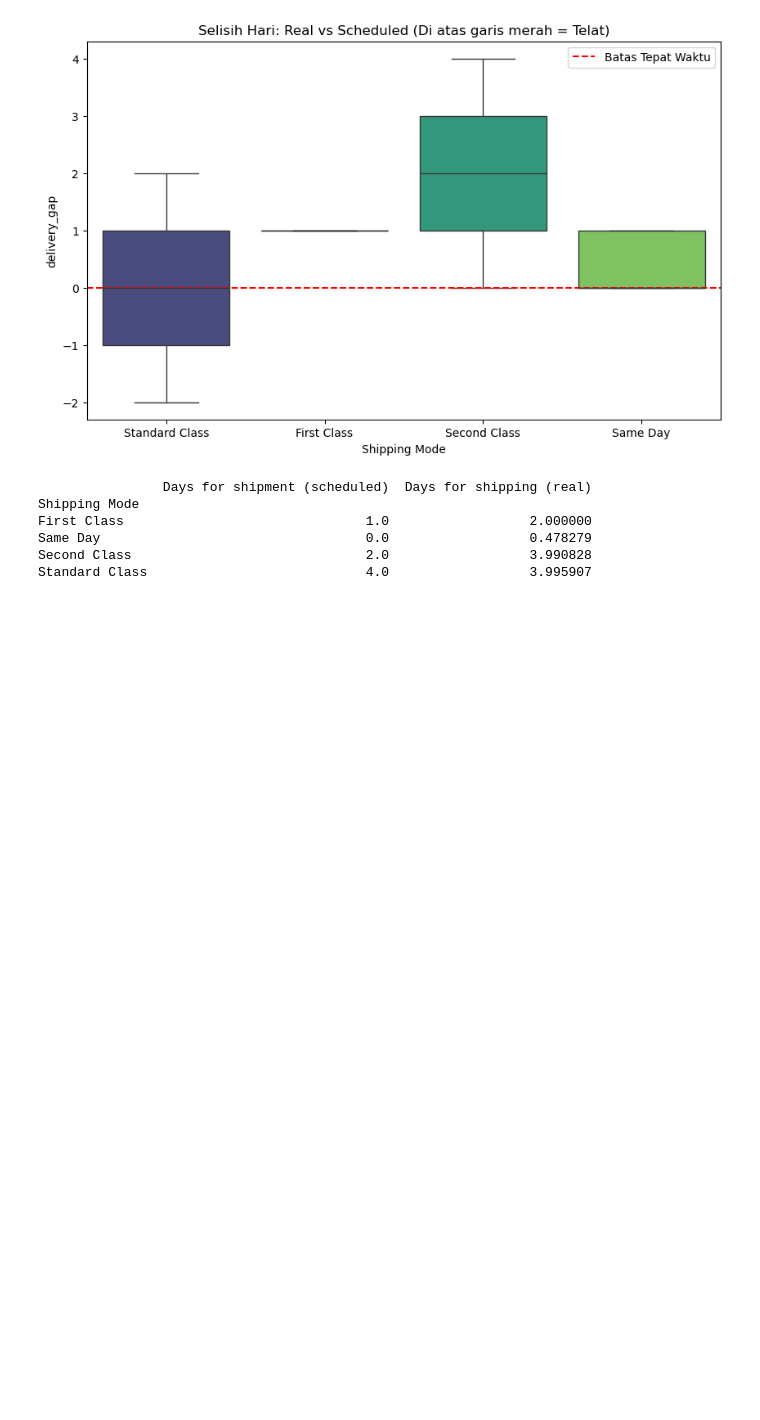
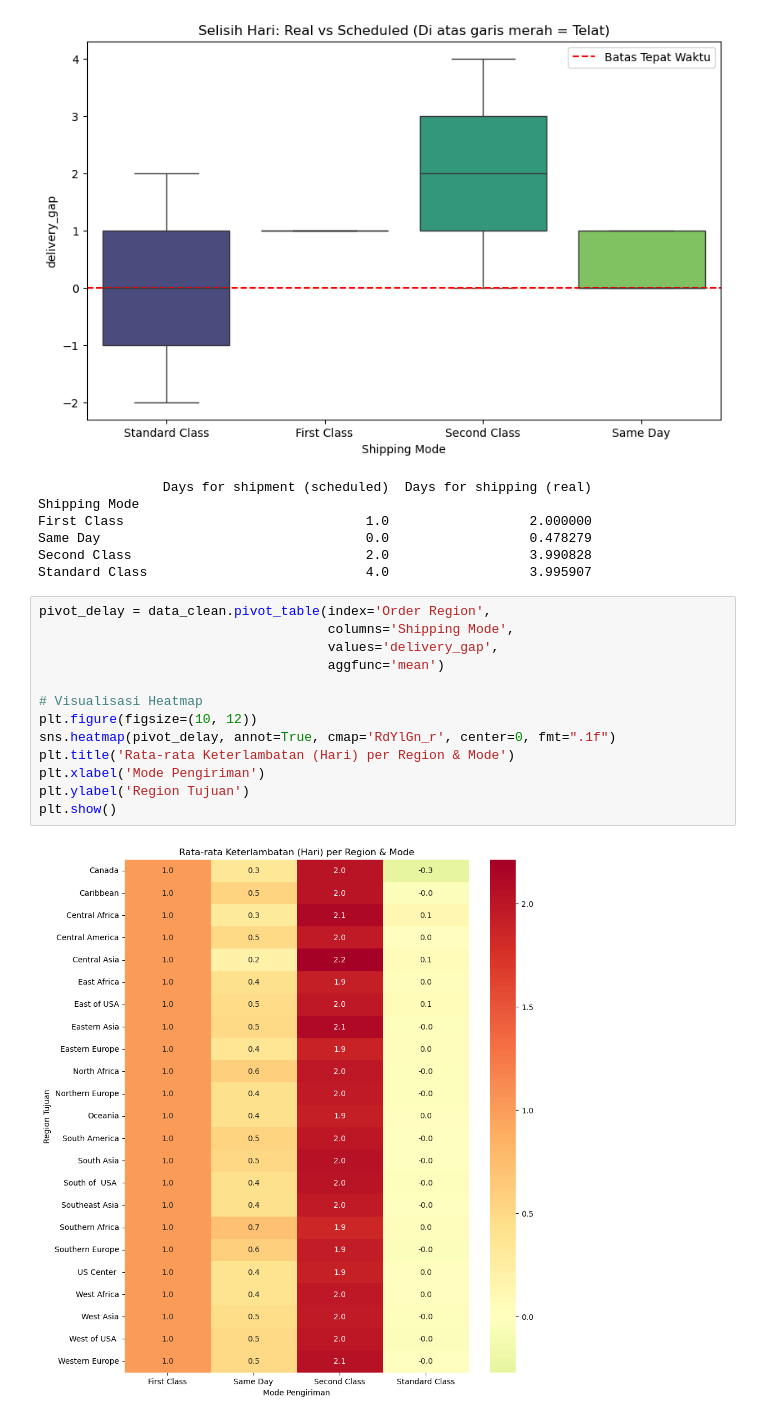
Before and after one commit to ahmdtrdi/P01-SupplyChain, a Jupyter notebook: notebooks/EDA.ipynb, the cells around one changed output. Drawn from its saved outputs; the diff is of its cells as text; blank space fills up the shorter version.

Commit message:
EDA: Handle missing values & analisis Shipping Mode bias

```diff
--- a/notebooks/EDA.ipynb
+++ b/notebooks/EDA.ipynb
@@ -261,3 +261,18 @@ First Class                               1.0                  2.000000
 Same Day                                  0.0                  0.478279
 Second Class                              2.0                  3.990828
 Standard Class                            4.0                  3.995907
+# %%
+pivot_delay = data_clean.pivot_table(index='Order Region',
+                                     columns='Shipping Mode',
+                                     values='delivery_gap',
+                                     aggfunc='mean')
+
+# Visualisasi Heatmap
+plt.figure(figsize=(10, 12))
+sns.heatmap(pivot_delay, annot=True, cmap='RdYlGn_r', center=0, fmt=".1f")
+plt.title('Rata-rata Keterlambatan (Hari) per Region & Mode')
+plt.xlabel('Mode Pengiriman')
+plt.ylabel('Region Tujuan')
+plt.show()
+# %% [output]
+[figure, added]
```
